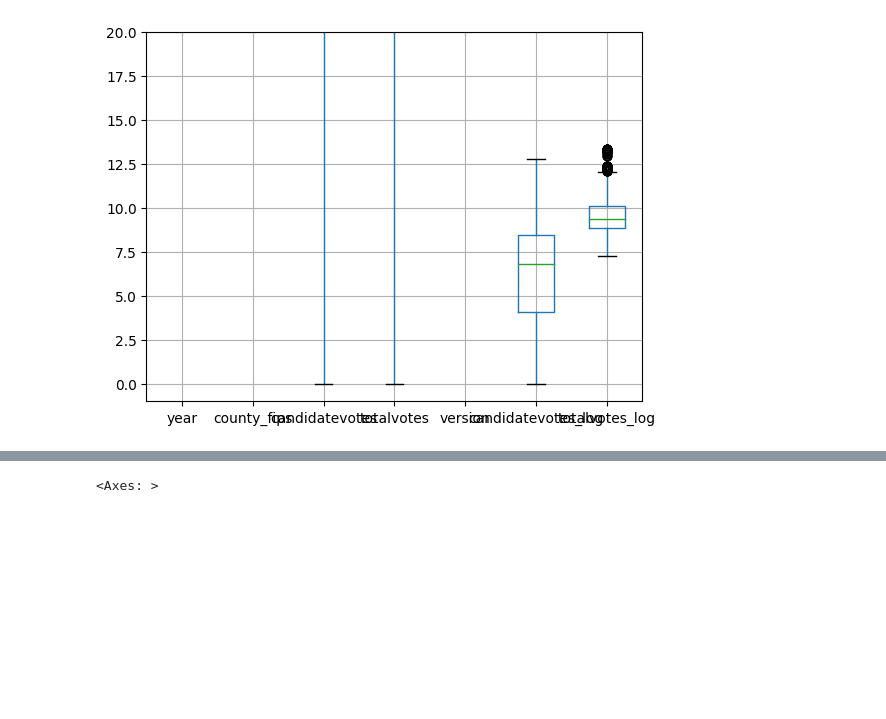
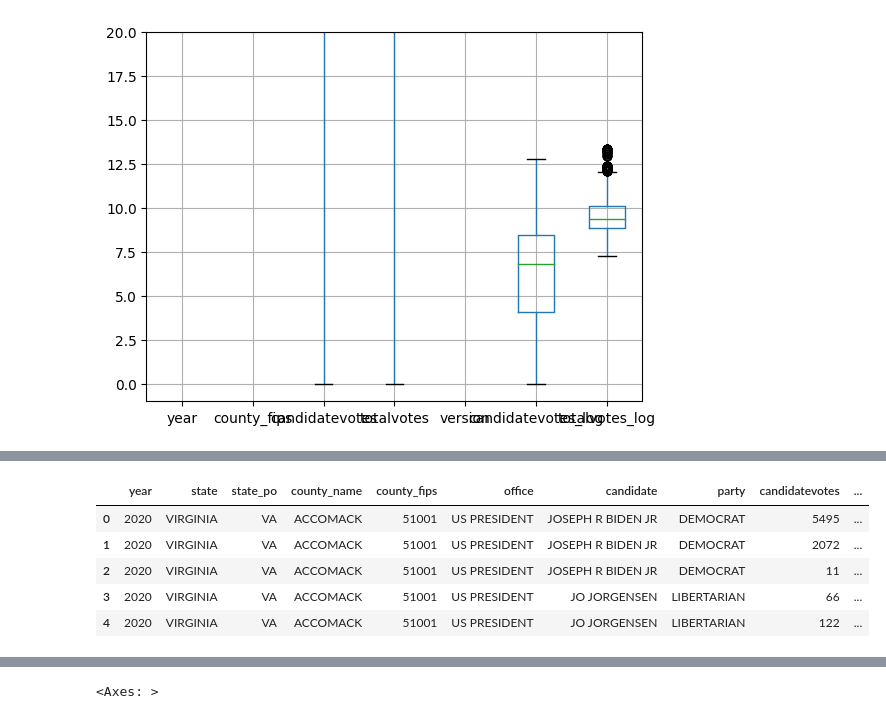
Before and after one commit to amolaka/Notable-Projects, a Jupyter notebook: voting_models.ipynb, the cells around one changed output, grey strips where cells are left out. Cells and saved outputs as stored; diff of their text form; code cells hidden in the pictures; blank space fills up the shorter version.

```diff
--- a/voting_models.ipynb
+++ b/voting_models.ipynb
@@ -92,0 +138,10 @@ plt.show()
+# %%
+vdf.rename(columns = {'DEMOCRAT': 'democrat_votes', 'REPUBLICAN': 'republican_votes', 'totalvotes': 'total_votes'}, inplace = True)
+vdf.head()
+# %% [output]
+|  | year | state | state_po | county_name | county_fips | office | candidate | party | candidatevotes | ... |
+| 0 | 2020 | VIRGINIA | VA | ACCOMACK | 51001 | US PRESIDENT | JOSEPH R BIDEN JR | DEMOCRAT | 5495 | ... |
+| 1 | 2020 | VIRGINIA | VA | ACCOMACK | 51001 | US PRESIDENT | JOSEPH R BIDEN JR | DEMOCRAT | 2072 | ... |
+| 2 | 2020 | VIRGINIA | VA | ACCOMACK | 51001 | US PRESIDENT | JOSEPH R BIDEN JR | DEMOCRAT | 11 | ... |
+| 3 | 2020 | VIRGINIA | VA | ACCOMACK | 51001 | US PRESIDENT | JO JORGENSEN | LIBERTARIAN | 66 | ... |
+| 4 | 2020 | VIRGINIA | VA | ACCOMACK | 51001 | US PRESIDENT | JO JORGENSEN | LIBERTARIAN | 122 | ... |
```
Also changed, not shown: parts of 8 cells of this notebook.
